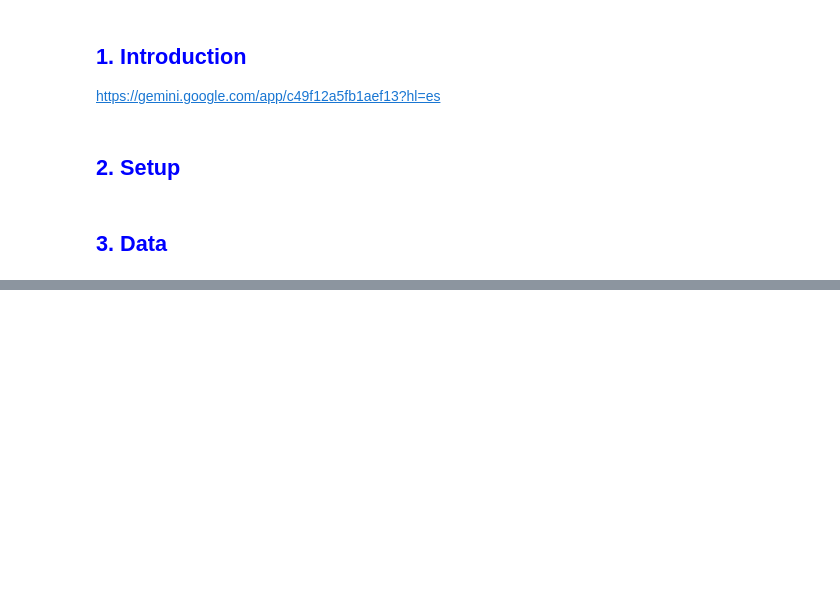
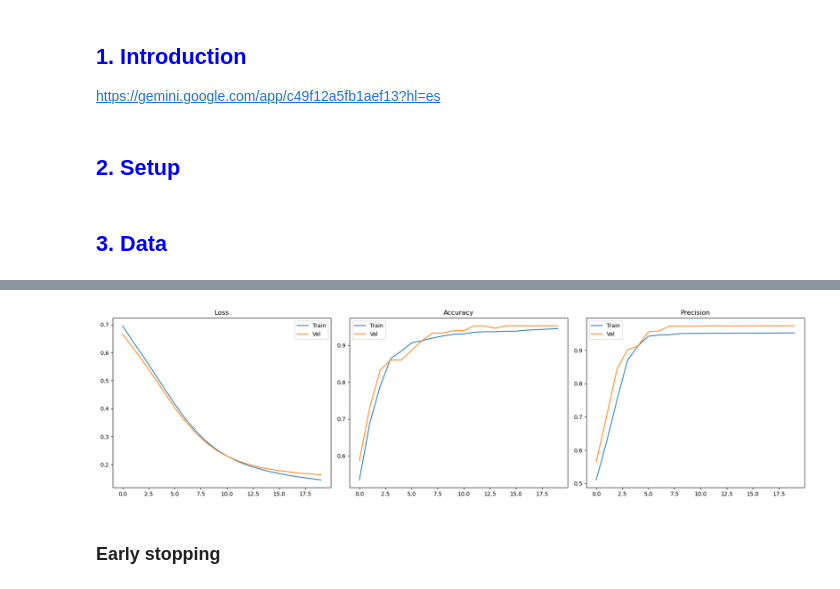
Before and after one commit to MNGARCIA085/AI-Frameworks-Learning, a Jupyter notebook: PyTorch/6. Training/Untitled.ipynb, the cells around one changed output, grey strips where cells are left out. Cells and saved outputs as stored; diff of their text form; code cells hidden in the pictures; blank space fills up the shorter version.

```diff
--- a/PyTorch/6. Training/Untitled.ipynb
+++ b/PyTorch/6. Training/Untitled.ipynb
@@ -187,0 +643,35 @@ Final Test Loss: 0.1209, Test Metric: 0.9800
+# %%
+def train_model(
+    model, train_loader, val_loader,
+    criterion, optimizer, device,
+    metrics, epochs=10
+):
+
+
+    metric_names = list(metrics.keys())  # e.g. ['accuracy', 'f1', 'precision']
+    logger = TrainingLogger(metric_names)
+
+    for epoch in range(1, epochs + 1):
+        train_loss, train_metrics = train_one_epoch(model, train_loader, criterion, optimizer, device, metrics)
+        val_loss, val_metrics = validate_one_epoch(model, val_loader, criterion, device, metrics)
+
+        # Log
+        logger.log_epoch(train_loss, val_loss, train_metrics, val_metrics)
+        logger.print_epoch(epoch)
+
+
+    return model, logger.history
+# %%
+model = BinaryClassifier().to(DEVICE)
+
+criterion = torch.nn.CrossEntropyLoss()
+optimizer = torch.optim.Adam(model.parameters(), lr=0.001)
+
+
+# 7. Run
+trained_model, history = train_model(
+    model, train_loader, val_loader,
+    criterion, optimizer, device,
+    metrics=metrics,
+    epochs=20,
+)
@@ -187,0 +699,6 @@ Final Test Loss: 0.1209, Test Metric: 0.9800
+# %%
+plot_history(history)
+# %% [output]
+[figure, added]
+# %% [markdown]
+### Early stopping
```
Also changed, not shown: parts of 44 cells of this notebook.
